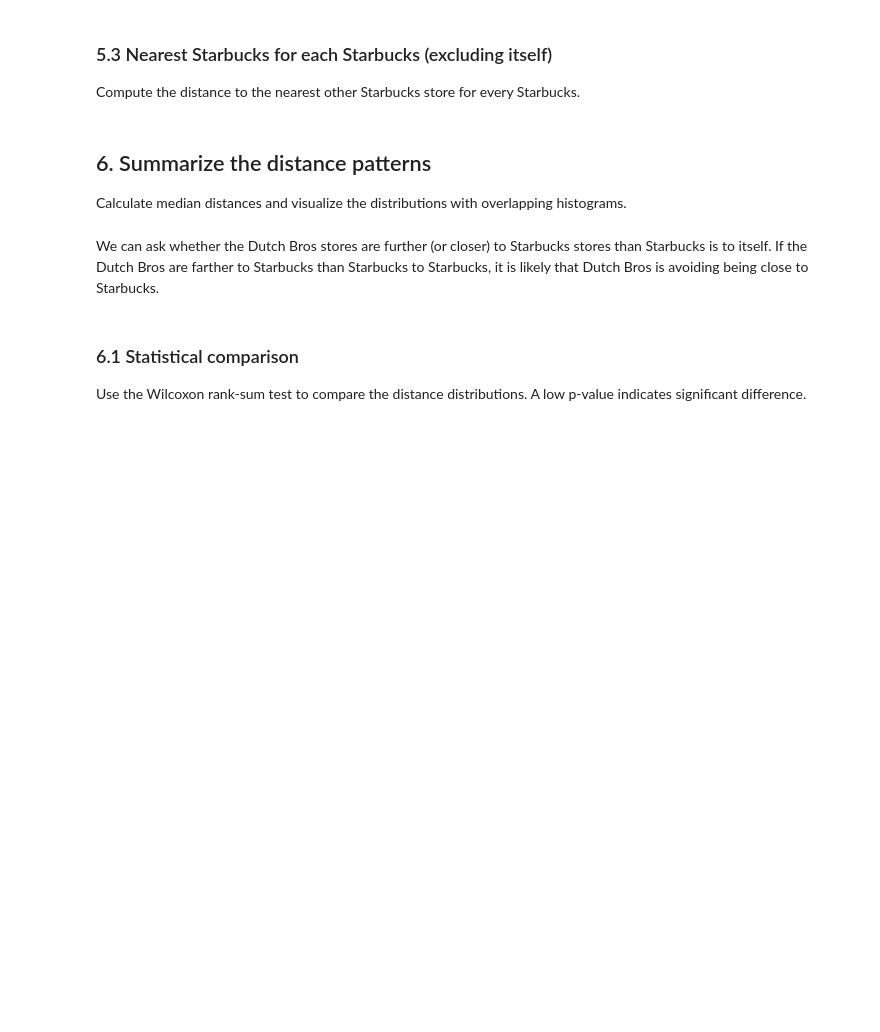
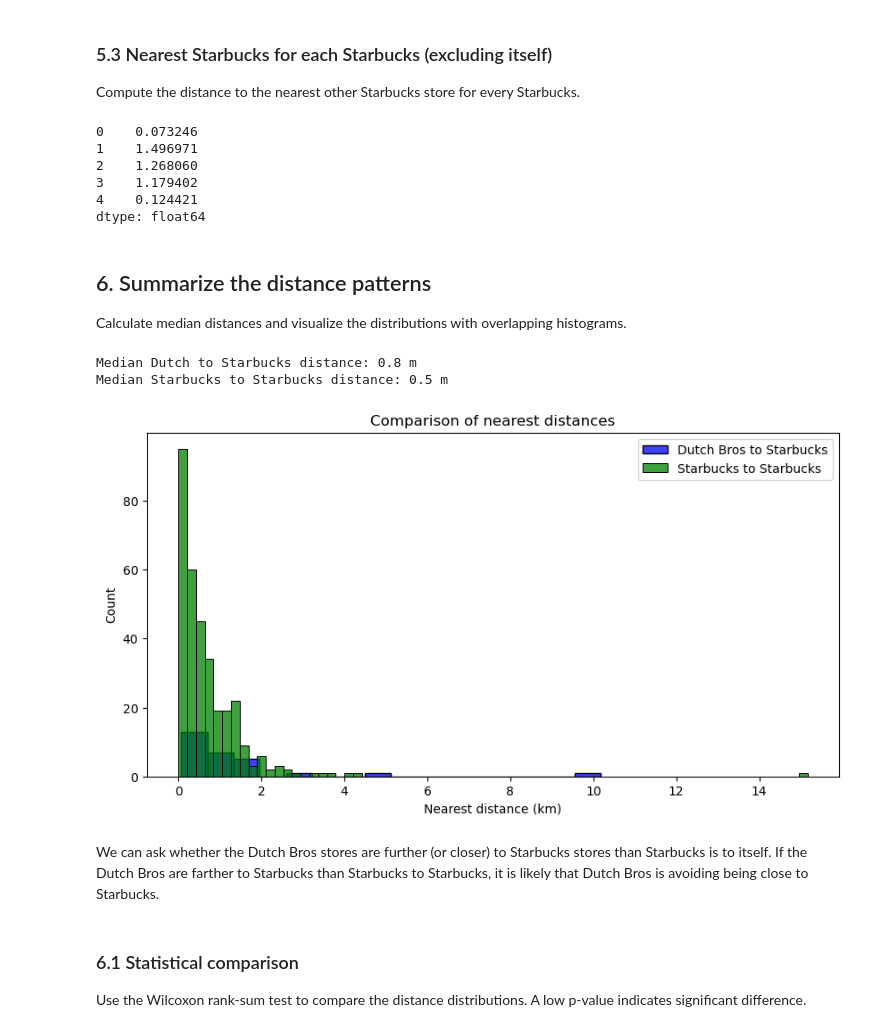
Before and after one commit to arjavrawal/sgsup-arjav-222, a Jupyter notebook: lab/lab04/Lab04_ForStudents.ipynb, the cells around one changed output. Cells and saved outputs as stored; diff of their text form; code cells hidden in the pictures; blank space fills up the shorter version.

```diff
--- a/lab/lab04/Lab04_ForStudents.ipynb
+++ b/lab/lab04/Lab04_ForStudents.ipynb
@@ -177,39 +211,52 @@ nearest_dutch_star.head() # Display first few nearest distances from Dutch Bros
 ### 5.3 Nearest Starbucks for each Starbucks (excluding itself)
 Compute the distance to the nearest other Starbucks store for every Starbucks.
 # %%
-nearest_star_star = # Empty list to store nearest distances from Starbucks to other Starbucks
+nearest_star_star = [] # Empty list to store nearest distances from Starbucks to other Starbucks
 # For each Starbucks location, find the nearest other Starbucks location
-for :
-    min_d =  # Initialize minimum distance to infinity
+for sx, sy in coords_star:
+    min_d = float('inf')  # Initialize minimum distance to infinity
     # Check distance to each other Starbucks location
-    for :
+    for ix, iy in coords_star:
         # Skip distance to itself
-        if :
+        if (sx, sy) == (ix, iy):
+            continue
 
-        d =  # Calculate distance
+        d = haversine(sx, sy, ix, iy)  # Calculate distance
         # Update minimum distance if current distance is smaller
-        if :
-
-    # Append nearest distance to the list
+        if d < min_d:
+            min_d = d
+    nearest_star_star.append(min_d)  # Append nearest distance to the list
 # Convert list to Pandas Series for easier handling
+nearest_star_star = pd.Series(nearest_star_star)
 nearest_star_star.head() # Display first few nearest distances from Starbucks to other Starbucks
+# %% [output]
+0    0.073246
+1    1.496971
+2    1.268060
+3    1.179402
+4    0.124421
+dtype: float64
 # %% [markdown]
 ## 6. Summarize the distance patterns
 Calculate median distances and visualize the distributions with overlapping histograms.
 # %%
-med_dutch_star =  # Calculate median distance from Dutch Bros to Starbucks
-med_star_star =  # Calculate median distance from Starbucks to other Starbucks
+med_dutch_star = nearest_dutch_star.median() # Calculate median distance from Dutch Bros to Starbucks
+med_star_star = nearest_star_star.median() # Calculate median distance from Starbucks to other Starbucks
 print(f'Median Dutch to Starbucks distance: {med_dutch_star:.1f} m')
 print(f'Median Starbucks to Starbucks distance: {med_star_star:.1f} m')
 
-plt. # Set figure size to 10x5 inches
-sns. # Plot histogram for Dutch Bros to Starbucks
-sns. # Plot histogram for Starbucks to Starbucks
-plt. # xlabel for the plot: Nearest distance (km)
-plt. # ylabel for the plot: Count
-plt. # title for the plot: Comparison of nearest distances
-plt. # legend for the plot
+plt.figure(figsize=(10, 5)) # Set figure size to 10x5 inches
+sns.histplot(nearest_dutch_star, color='blue', label='Dutch Bros to Starbucks', kde=False) # Plot histogram for Dutch Bros to Starbucks
+sns.histplot(nearest_star_star, color='green', label='Starbucks to Starbucks', kde=False) # Plot histogram for Starbucks to Starbucks
+plt.xlabel('Nearest distance (km)') # xlabel for the plot: Nearest distance (km)
+plt.ylabel('Count') # ylabel for the plot: Count
+plt.title('Comparison of nearest distances') # title for the plot: Comparison of nearest distances
+plt.legend() # legend for the plot
 plt.show() # display the plot
+# %% [output]
+Median Dutch to Starbucks distance: 0.8 m
+Median Starbucks to Starbucks distance: 0.5 m
+[figure, added]
 # %% [markdown]
 We can ask whether the Dutch Bros stores are further (or closer) to Starbucks stores than Starbucks is to itself. If the Dutch Bros are farther to Starbucks than Starbucks to Starbucks, it is likely that Dutch Bros is avoiding being close to Starbucks.
 # %% [markdown]
```
Also changed, not shown: parts of 9 cells of this notebook, 5 other files.
